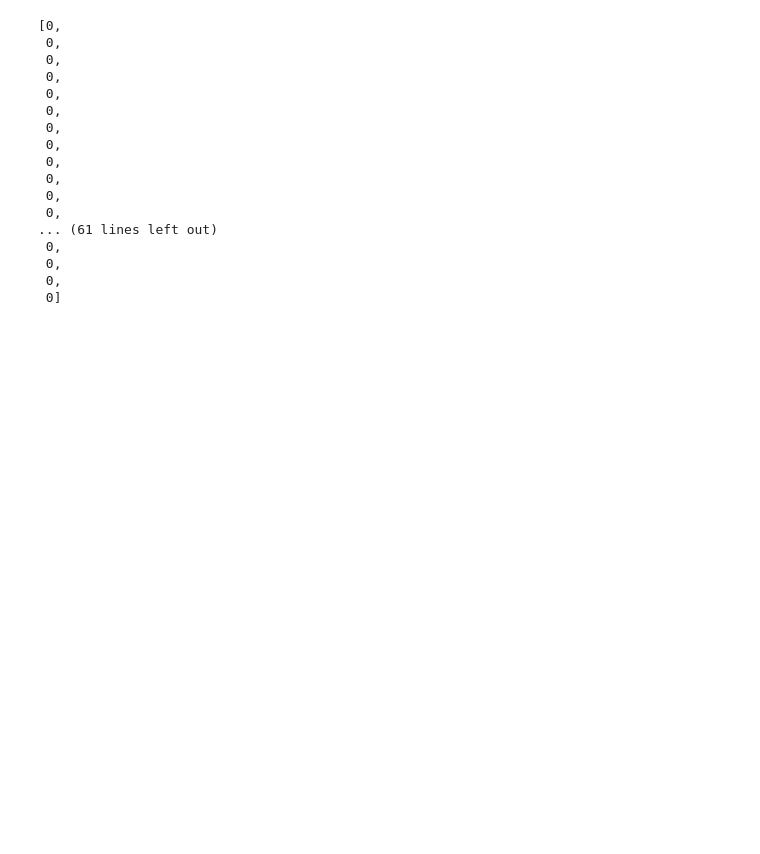
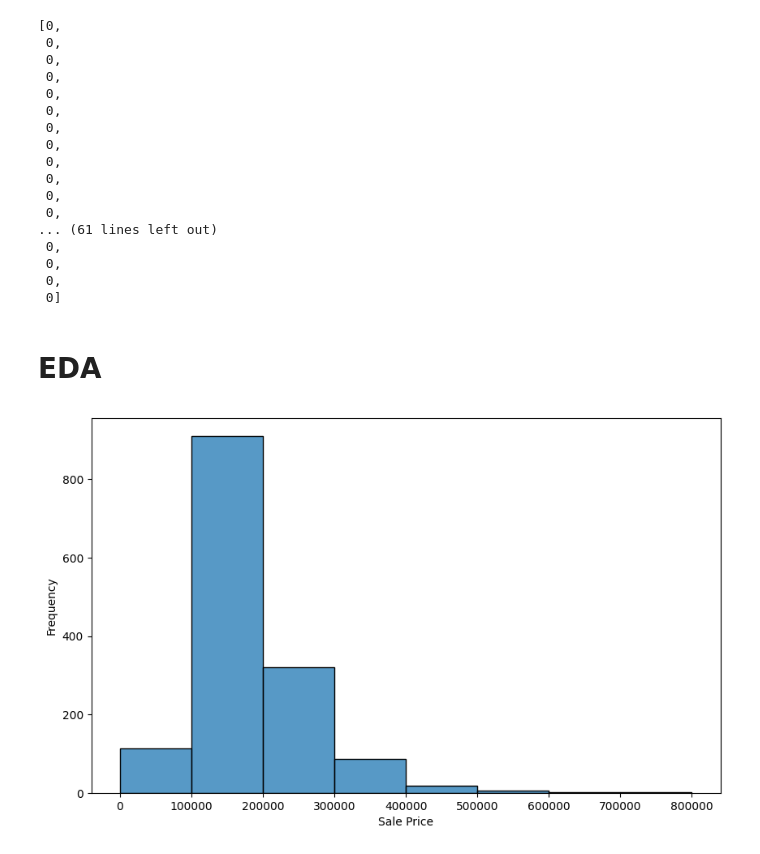
Before and after one commit to tynegr/Data_Analysis_HSE, a Jupyter notebook: script_and_data/eda.ipynb, the cells around one changed output. Saved outputs shown, nothing was run; the diff lists cells and outputs as text; code cells hidden in the pictures; blank space fills up the shorter version.

```diff
--- a/script_and_data/eda.ipynb
+++ b/script_and_data/eda.ipynb
@@ -6,5 +7,5 @@ import seaborn as sns
 # %%
-df = pd.read_csv(r'data_hse_project.csv')
+df = pd.read_csv(r'/Users/egortishchenko/Downloads/da_hse/Data_Analysis_HSE/script_and_data/data_hse_project.csv')
 # %%
 df.head()
 # %% [output]
@@ -481,3 +473,5 @@ df.isna().sum().tolist()
  0,
  0,
  0]
+# %% [markdown]
+# EDA
@@ -483,0 +480,12 @@ df.isna().sum().tolist()
+# %%
+filtered_data = df[~df["SalePrice"].isna()]
+
+plt.figure(figsize=(10, 6))
+sns.histplot(data=filtered_data, x="SalePrice", bins=range(0, 800001, 100000))
+
+plt.xlabel("Sale Price")
+plt.ylabel("Frequency")
+
+plt.show()
+# %% [output]
+[figure, added]
```
Also changed, not shown: parts of 32 cells of this notebook.
